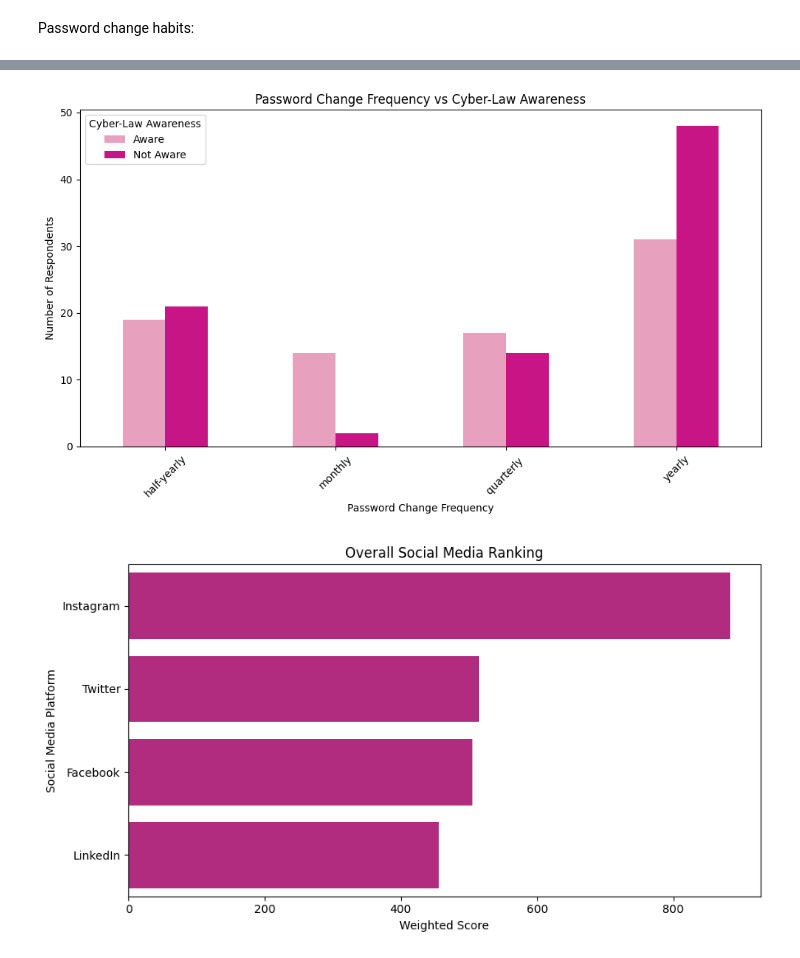
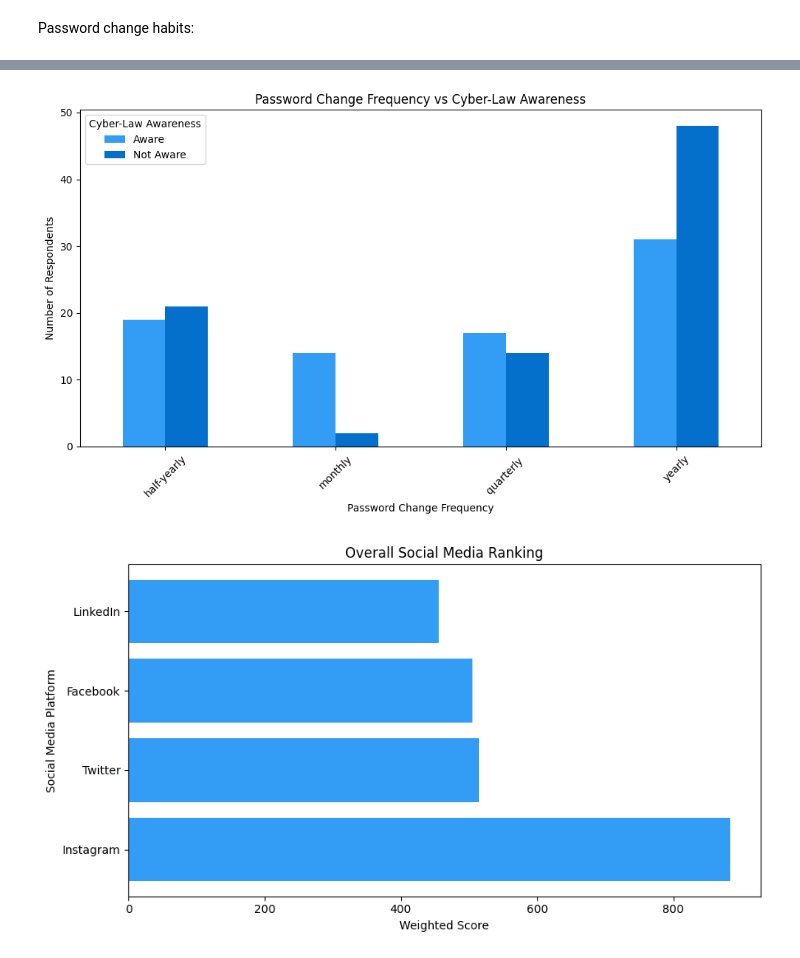
Before and after one commit to zf00593/dataset-project, a Jupyter notebook: visualisation.ipynb, the cells around one changed output, grey strips where cells are left out. Cells and saved outputs as stored; diff of their text form; code cells hidden in the pictures.

Commit message:
edited visualisation.ipynb and chnaged colour

```diff
--- a/visualisation.ipynb
+++ b/visualisation.ipynb
@@ -38,7 +38,7 @@ password_cyber = pd.crosstab(
 password_cyber.plot(
     kind="bar",
     figsize=(10, 6),
-    color=["#E8A0BF", "#C71585"]
+    color=["#339CF5", "#056FCC"]
 )
 
 plt.title("Password Change Frequency vs Cyber-Law Awareness")
@@ -50,27 +50,26 @@ plt.legend(title="Cyber-Law Awareness")
 plt.tight_layout()
 plt.show()
 # %% [output]
-[figure, old version]
+[figure, new version]
 # %%
 ranking = analysis.weighted_ranking()
 
 plt.figure(figsize=(9, 5))
 
-sns.barplot(
-    data=ranking,
-    x="Weighted Score",
-    y="Social Media",
-    color="#C71585"
+plt.barh(
+    ranking["Social Media"],
+    ranking["Weighted Score"],
+    color="#339CF5"
 )
 
 plt.title("Overall Social Media Ranking")
 plt.xlabel("Weighted Score")
 plt.ylabel("Social Media Platform")
 
 plt.tight_layout()
 plt.show()
 # %% [output]
-[figure, old version]
+[figure, new version]
 # %%
 plt.figure(figsize=(8, 8))
 
```
Also changed, not shown: parts of 3 cells of this notebook.
